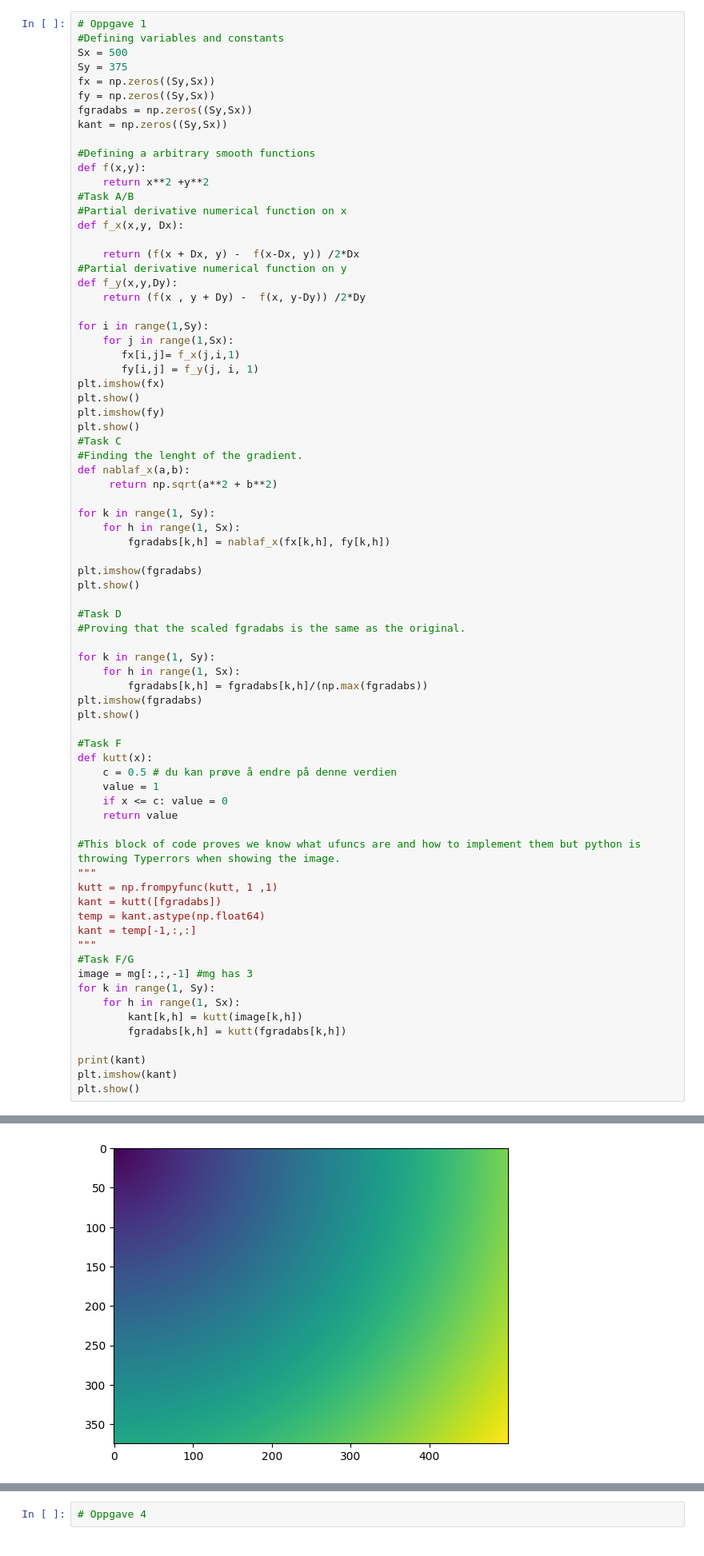
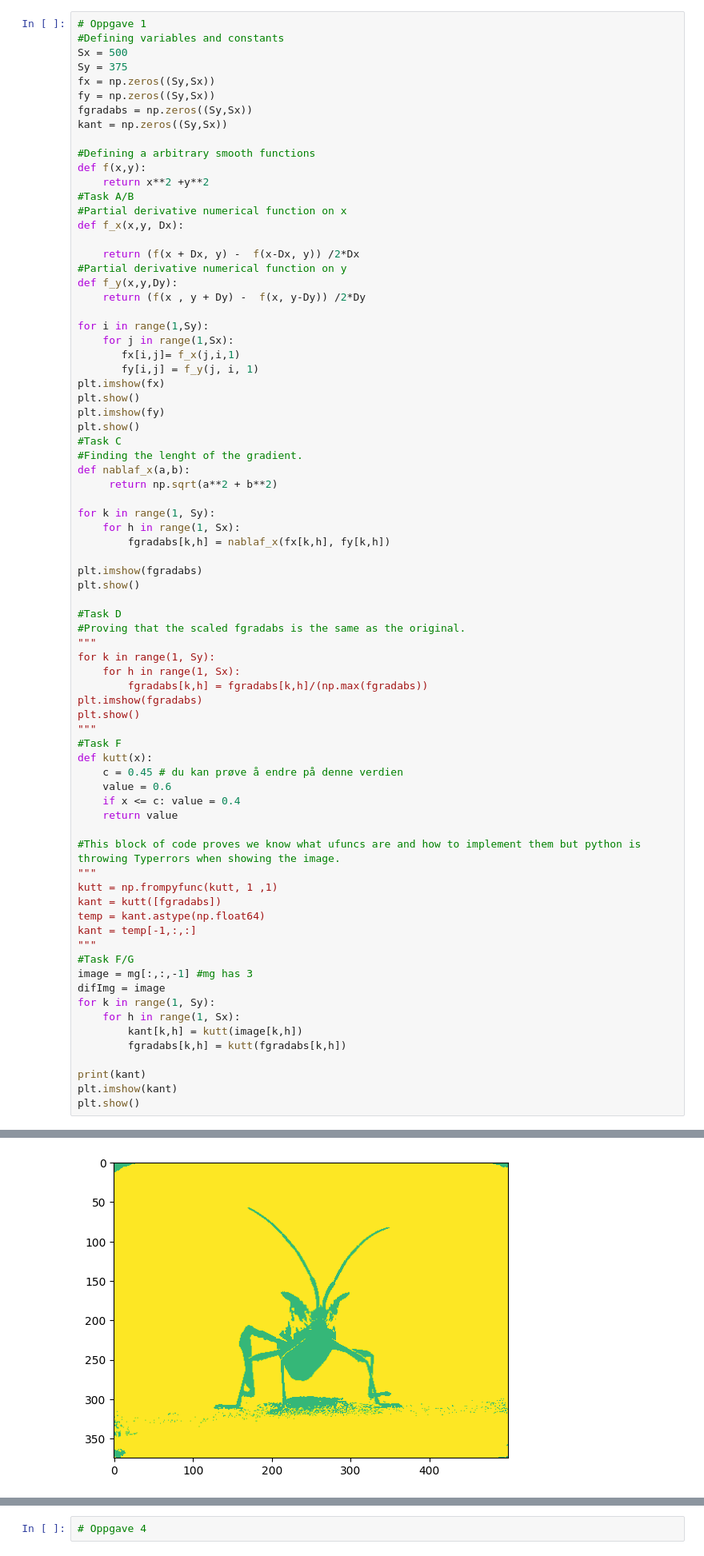
Before and after one commit to AugOks/Gruppe5Prosjekt, a Jupyter notebook: D_data.ipynb, the cells around one changed output, grey strips where cells are left out. Shown: that part at 80% size. Saved outputs shown, nothing was run; the diff lists cells and outputs as text.

```diff
--- a/D_data.ipynb
+++ b/D_data.ipynb
@@ -149,18 +149,18 @@ plt.show()
 
 #Task D
 #Proving that the scaled fgradabs is the same as the original.
-
+"""
 for k in range(1, Sy):
     for h in range(1, Sx):
         fgradabs[k,h] = fgradabs[k,h]/(np.max(fgradabs))
 plt.imshow(fgradabs)
 plt.show()
-
+"""
 #Task F
 def kutt(x):
-    c = 0.5 # du kan prøve å endre på denne verdien
-    value = 1
-    if x <= c: value = 0
+    c = 0.45 # du kan prøve å endre på denne verdien
+    value = 0.6
+    if x <= c: value = 0.4
     return value
 
 #This block of code proves we know what ufuncs are and how to implement them but python is throwing Typerrors when showing the image.
@@ -172,6 +172,7 @@ kant = temp[-1,:,:]
 """
 #Task F/G
 image = mg[:,:,-1] #mg has 3
+difImg = image
 for k in range(1, Sy):
     for h in range(1, Sx):
         kant[k,h] = kutt(image[k,h])
@@ -187 +195 @@ plt.show()
-[figure, old version]
+[figure, new version]
```
Also changed, not shown: parts of 7 cells of this notebook.
